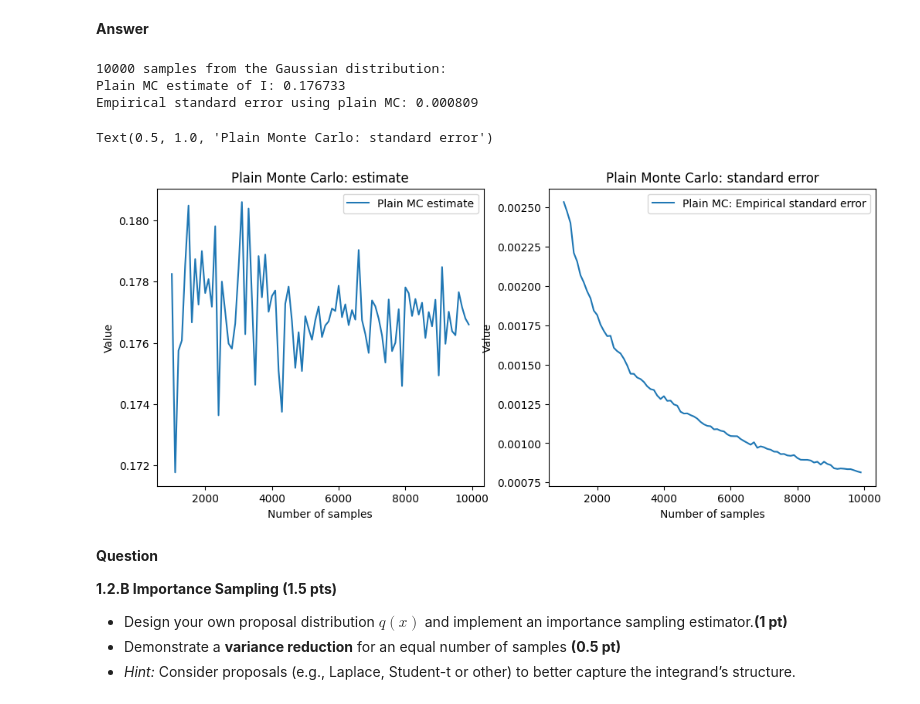
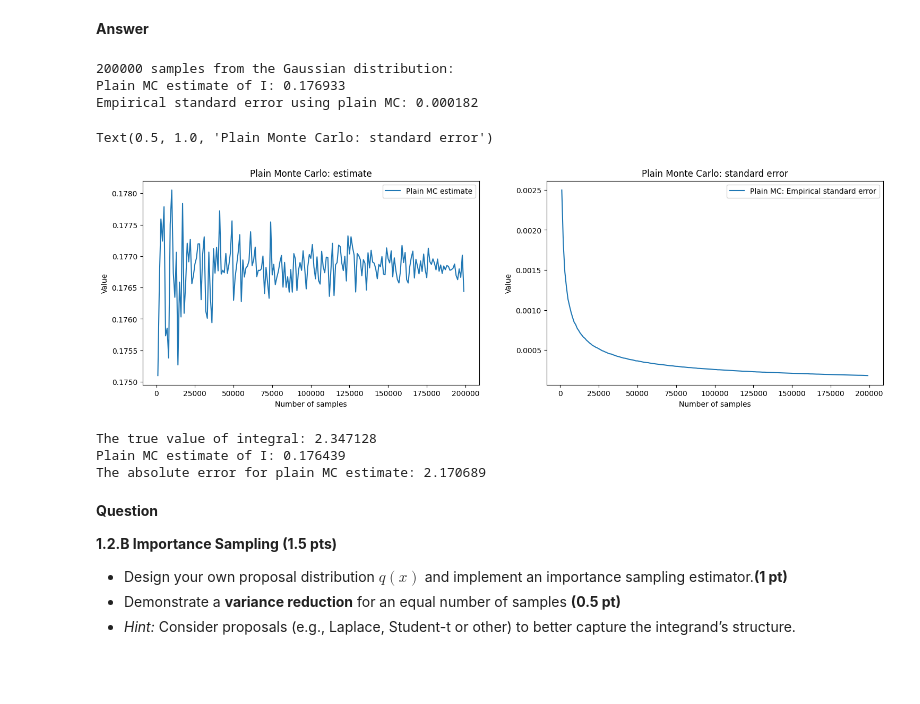
Before and after one commit to Tzu-Liang/COMP64101-Reasoning-and-Learning-under-Uncertainty-Module, a Jupyter notebook: Labs/comp64101_coursework_part1_a49626th.ipynb, the cells around one changed output. Drawn from its saved outputs; the diff is of its cells as text; code cells hidden in the pictures; blank space fills up the shorter version.

```diff
--- a/Labs/comp64101_coursework_part1_a49626th.ipynb
+++ b/Labs/comp64101_coursework_part1_a49626th.ipynb
@@ -304,7 +305,7 @@ def MC_integration(N = 5000):
     return I_hat, empirical_SE
 
 
-n_samples = 10000
+n_samples = 200000
 
 
 I_hat, empirical_SE = MC_integration(N = n_samples)
@@ -312,39 +313,68 @@ print(f"{n_samples} samples from the Gaussian distribution:")
 print(f"Plain MC estimate of I: {I_hat:.6f}")
 print(f"Empirical standard error using plain MC: {empirical_SE:.6f}")
 # %% [output]
-10000 samples from the Gaussian distribution:
-Plain MC estimate of I: 0.176733
-Empirical standard error using plain MC: 0.000809
+200000 samples from the Gaussian distribution:
+Plain MC estimate of I: 0.176933
+Empirical standard error using plain MC: 0.000182
 # %%
-N = np.arange(1000, 10000, 100) # Number of samples
+N = np.arange(1000, n_samples, 1000) # Number of samples
+
+
 I_hats = []
 empirical_SEs = []
 for n in N:
     I_hat, empirical_SE = MC_integration(n)
     I_hats.append(I_hat)
     empirical_SEs.append(empirical_SE)
 
 # Visualisation
-plt.figure(figsize=(12,5))
+plt.figure(figsize=(18,5))
 
 # Plain MC estimate
 plt.subplot(1, 2, 1)
 plt.plot(N, I_hats, label = "Plain MC estimate")
 plt.xlabel("Number of samples")
 plt.ylabel("Value")
 plt.legend()
 plt.title("Plain Monte Carlo: estimate")
 
 # Plain MC standard error
 plt.subplot(1,2,2)
 plt.plot(N, empirical_SEs, label = "Plain MC: Empirical standard error")
 plt.xlabel("Number of samples")
 plt.ylabel("Value")
 plt.legend()
 plt.title("Plain Monte Carlo: standard error")
 # %% [output]
 Text(0.5, 1.0, 'Plain Monte Carlo: standard error')
-[figure, old version]
+[figure, new version]
+# %%
+# ============================================================
+# Compute true value of the integral and the absolute erorr for plain MC estimate
+# ============================================================
+from scipy import integrate
+
+def integrand_wrapper(x2, x1):
+    return integrand(np.array([x1, x2]))
+
+# Integrate over first quadrant and multiply by 4 (due to symmetry)
+result, error = integrate.dblquad(
+    integrand_wrapper,
+    0, np.inf,  # x1 from 0 to infinity
+    0, np.inf,   # x2 from 0 to infinity
+    epsabs=1e-12,
+    epsrel=1e-12
+)
+
+result *= 4 # Multiply by 4 due to symmetries in two axes
+
+print(f"The true value of integral: {result:.6f}")
+print(f"Plain MC estimate of I: {I_hat:.6f}")
+print(f"The absolute error for plain MC estimate: {np.abs(result - I_hat):.6f}")
+# %% [output]
+The true value of integral: 2.347128
+Plain MC estimate of I: 0.176439
+The absolute error for plain MC estimate: 2.170689
 # %% [markdown]
 **Question**
 
```
Also changed, not shown: parts of 10 cells of this notebook.
